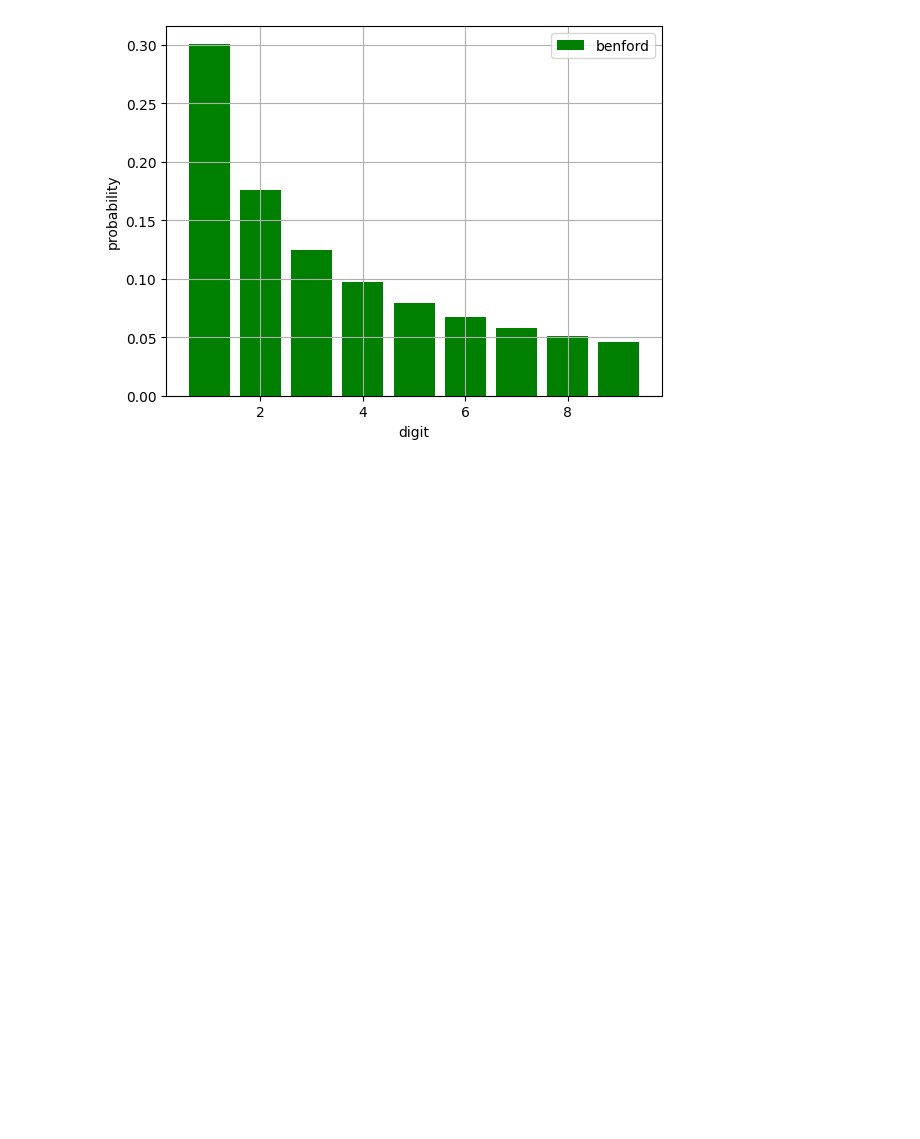
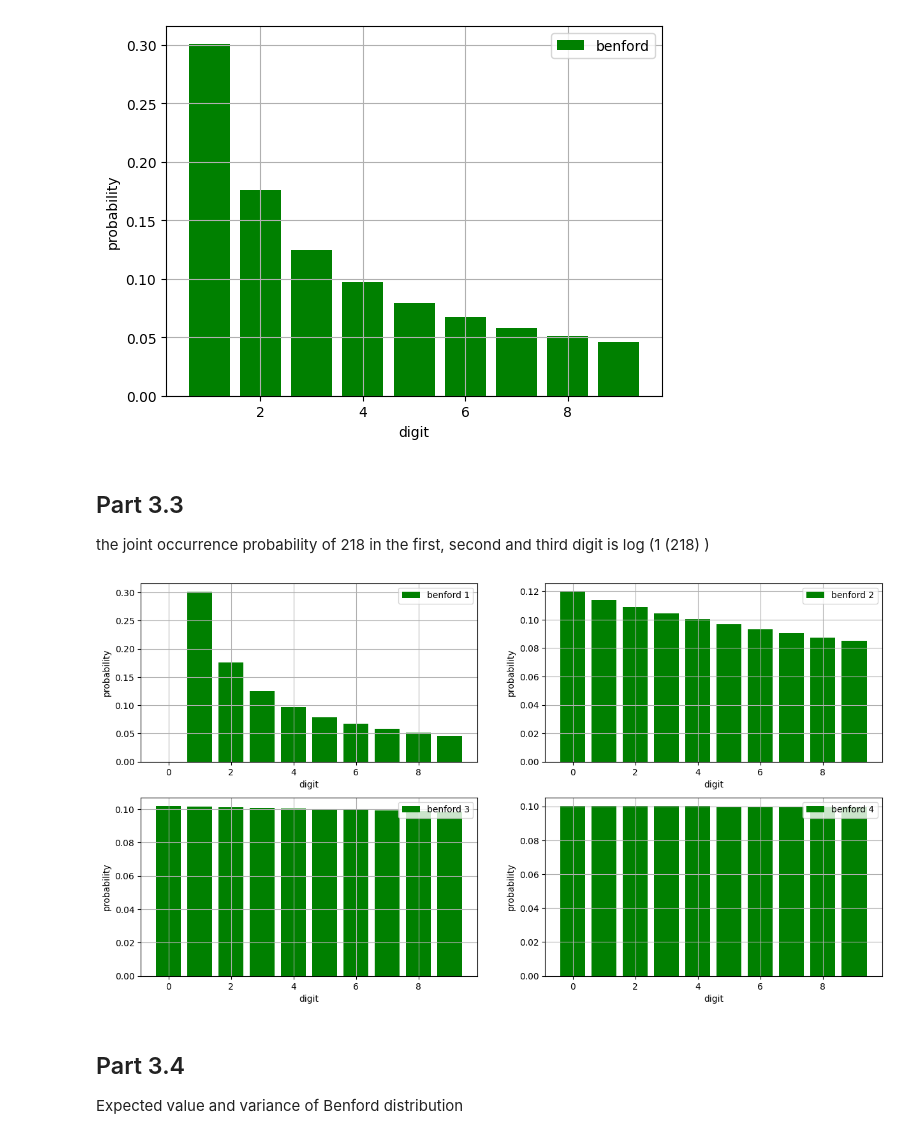
Before and after one commit to ILoveBacteria/probability-course-exercise, a Jupyter notebook: notebook.ipynb, the cells around one changed output. Saved outputs shown, nothing was run; the diff lists cells and outputs as text; code cells hidden in the pictures; blank space fills up the shorter version.

Commit message:
Add new parts of benford distribution question

```diff
--- a/notebook.ipynb
+++ b/notebook.ipynb
@@ -115,10 +118,15 @@ ax2.grid(True)
 # %%
-def benford(n):
-    return np.log10(1 + 1 / n)
+def benford(n: int, significant_digits: int):
+    if n == 0 and significant_digits == 1:
+        return 0
+    if significant_digits == 1:
+        return np.log10(1 + 1 / n)
+    all_possible_numbers = np.arange(10**(significant_digits - 1) + n, 10**significant_digits, 10)
+    return np.sum(np.array([benford(i, 1) for i in all_possible_numbers]))
 
 
 digits = list(range(1, 9 + 1))
-benford_distribution = [benford(i) for i in digits]
+benford_distribution = [benford(i, 1) for i in digits]
 
 fig, ax = plt.subplots(1,1)
 ax.bar(digits, benford_distribution, label='benford', color='green')
@@ -128,3 +136,24 @@ ax.set_xlabel('digit')
 ax.grid(True)
 # %% [output]
 [figure]
+# %% [markdown]
+## Part 3.3
+
+the joint occurrence probability of 218 in the first, second and third digit is log (1 (218) )
+# %%
+digits = list(range(0, 9 + 1))
+
+fig, ax = plt.subplots(2,2, figsize=(15, 8))
+for i, v in enumerate(ax.flatten()):
+    benford_distribution = [benford(j, i + 1) for j in digits]
+    v.bar(digits, benford_distribution, label=f'benford {i + 1}', color='green')
+    v.legend()
+    v.set_ylabel('probability')
+    v.set_xlabel('digit')
+    v.grid(True)
+# %% [output]
+[figure, added]
+# %% [markdown]
+## Part 3.4
+
+Expected value and variance of Benford distribution
```
Also changed, not shown: parts of 3 cells of this notebook.
